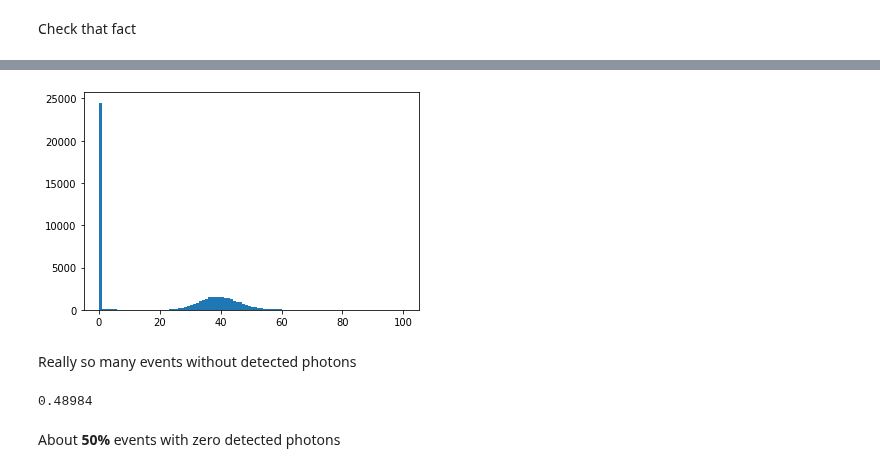
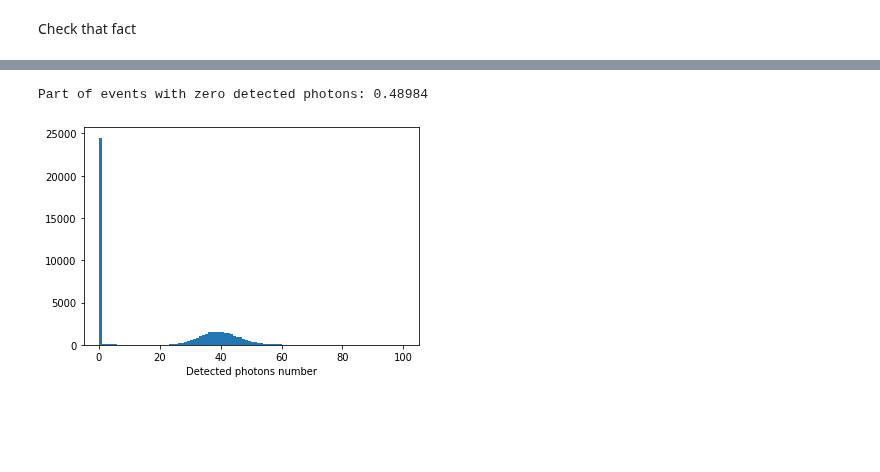
Before and after one commit to 82492749123082/farich-pics, a Jupyter notebook: notebooks/research/Detected photons.ipynb, the cells around one changed output, grey strips where cells are left out. Saved outputs shown, nothing was run; the diff lists cells and outputs as text; code cells hidden in the pictures; blank space fills up the shorter version.

```diff
--- a/notebooks/research/Detected photons.ipynb
+++ b/notebooks/research/Detected photons.ipynb
@@ -92,12 +78,9 @@ hits.head()
-# %%
-plt.hist(hits.hits, bins=100, range=(0,100));
-# %% [output]
-[figure, removed]
-# %% [markdown]
-Really so many events without detected photons
-# %%
-(hits.hits==0).sum()/len(hits.hits)
-# %% [output]
-0.48984
-# %% [markdown]
-About **50%** events with zero detected photons
+# %%
+tt = uproot.open('../../data/farichSimRes_pi-kaon-_1000MeV_0-90deg_50.0k_2020-02-11.root')['raw_data']
+hits = tt.pandas.df(branches='hits')
+plt.hist(hits.hits, bins=100, range=(0,100));
+plt.xlabel('Detected photons number')
+print('Part of events with zero detected photons:', (hits.hits==0).sum()/len(hits.hits))
+# %% [output]
+Part of events with zero detected photons: 0.48984
+[figure, added]
```
Also changed, not shown: parts of 9 cells of this notebook.
